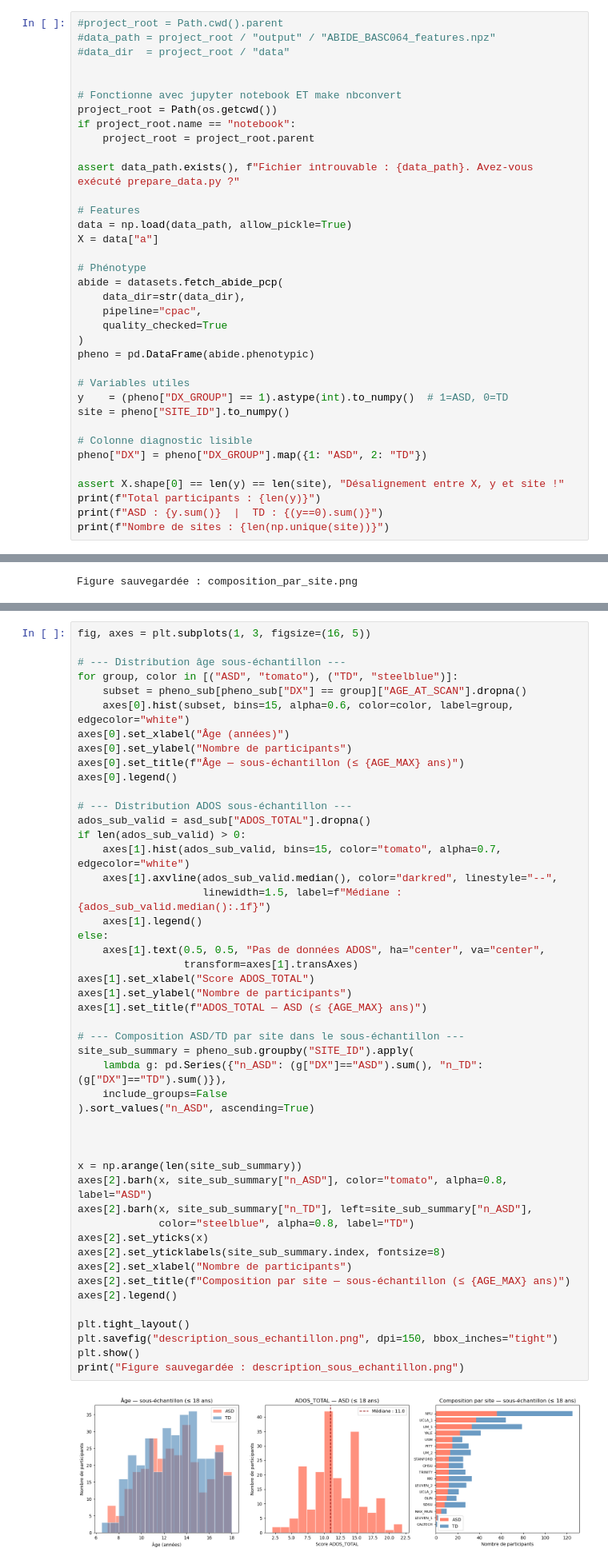
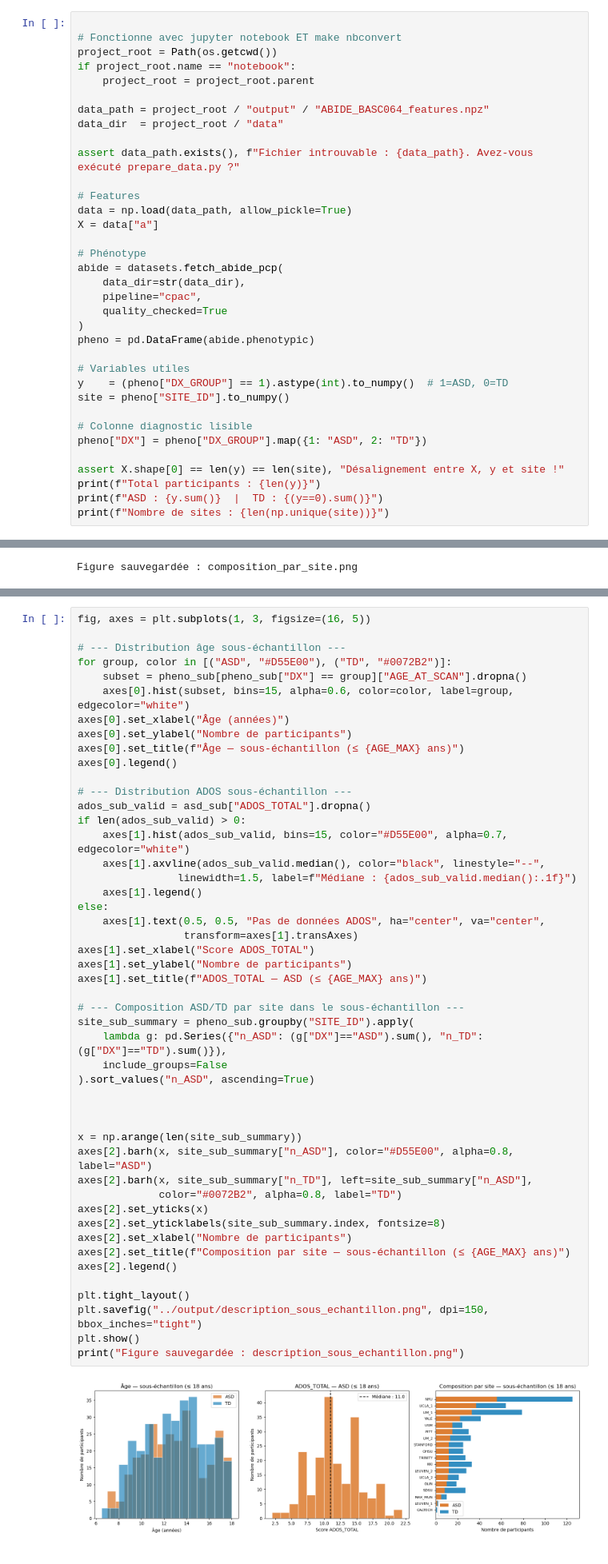
Before and after one commit to psy3019-6973-2026/Francois_Presentation_Projet_ABIDE-fMRI, a Jupyter notebook: notebook/Tache2_sous_echantillon.ipynb, the cells around one changed output, grey strips where cells are left out. Shown at 80% size. Cells and saved outputs as stored; diff of their text form.

```diff
--- a/notebook/Tache2_sous_echantillon.ipynb
+++ b/notebook/Tache2_sous_echantillon.ipynb
@@ -57,15 +57,14 @@ from sklearn.base import clone
 # %% [markdown]
 ## 2. Chargement des données
 # %%
-#project_root = Path.cwd().parent
-#data_path = project_root / "output" / "ABIDE_BASC064_features.npz"
-#data_dir  = project_root / "data"
-
 
 # Fonctionne avec jupyter notebook ET make nbconvert
 project_root = Path(os.getcwd())
 if project_root.name == "notebook":
     project_root = project_root.parent
+
+data_path = project_root / "output" / "ABIDE_BASC064_features.npz"
+data_dir  = project_root / "data"
 
 assert data_path.exists(), f"Fichier introuvable : {data_path}. Avez-vous exécuté prepare_data.py ?"
 
@@ -394,7 +421,7 @@ Name: ADOS_TOTAL, dtype: float64
 fig, axes = plt.subplots(1, 3, figsize=(16, 5))
 
 # --- Distribution âge sous-échantillon ---
-for group, color in [("ASD", "tomato"), ("TD", "steelblue")]:
+for group, color in [("ASD", "#D55E00"), ("TD", "#0072B2")]:
     subset = pheno_sub[pheno_sub["DX"] == group]["AGE_AT_SCAN"].dropna()
     axes[0].hist(subset, bins=15, alpha=0.6, color=color, label=group, edgecolor="white")
 axes[0].set_xlabel("Âge (années)")
@@ -405,39 +432,39 @@ axes[0].legend()
 # --- Distribution ADOS sous-échantillon ---
 ados_sub_valid = asd_sub["ADOS_TOTAL"].dropna()
 if len(ados_sub_valid) > 0:
-    axes[1].hist(ados_sub_valid, bins=15, color="tomato", alpha=0.7, edgecolor="white")
-    axes[1].axvline(ados_sub_valid.median(), color="darkred", linestyle="--",
-                    linewidth=1.5, label=f"Médiane : {ados_sub_valid.median():.1f}")
+    axes[1].hist(ados_sub_valid, bins=15, color="#D55E00", alpha=0.7, edgecolor="white")
+    axes[1].axvline(ados_sub_valid.median(), color="black", linestyle="--",
+                linewidth=1.5, label=f"Médiane : {ados_sub_valid.median():.1f}")
     axes[1].legend()
 else:
     axes[1].text(0.5, 0.5, "Pas de données ADOS", ha="center", va="center",
                  transform=axes[1].transAxes)
 axes[1].set_xlabel("Score ADOS_TOTAL")
 axes[1].set_ylabel("Nombre de participants")
 axes[1].set_title(f"ADOS_TOTAL — ASD (≤ {AGE_MAX} ans)")
 
 # --- Composition ASD/TD par site dans le sous-échantillon ---
 site_sub_summary = pheno_sub.groupby("SITE_ID").apply(
     lambda g: pd.Series({"n_ASD": (g["DX"]=="ASD").sum(), "n_TD": (g["DX"]=="TD").sum()}),
     include_groups=False
 ).sort_values("n_ASD", ascending=True)
 
 
 
 x = np.arange(len(site_sub_summary))
-axes[2].barh(x, site_sub_summary["n_ASD"], color="tomato", alpha=0.8, label="ASD")
+axes[2].barh(x, site_sub_summary["n_ASD"], color="#D55E00", alpha=0.8, label="ASD")
 axes[2].barh(x, site_sub_summary["n_TD"], left=site_sub_summary["n_ASD"],
-             color="steelblue", alpha=0.8, label="TD")
+             color="#0072B2", alpha=0.8, label="TD")
 axes[2].set_yticks(x)
 axes[2].set_yticklabels(site_sub_summary.index, fontsize=8)
 axes[2].set_xlabel("Nombre de participants")
 axes[2].set_title(f"Composition par site — sous-échantillon (≤ {AGE_MAX} ans)")
 axes[2].legend()
 
 plt.tight_layout()
-plt.savefig("description_sous_echantillon.png", dpi=150, bbox_inches="tight")
+plt.savefig("../output/description_sous_echantillon.png", dpi=150, bbox_inches="tight")
 plt.show()
 print("Figure sauvegardée : description_sous_echantillon.png")
 # %% [output]
-[figure, old version]
+[figure, new version]
 Figure sauvegardée : description_sous_echantillon.png
```
Also changed, not shown: parts of 17 cells of this notebook.
